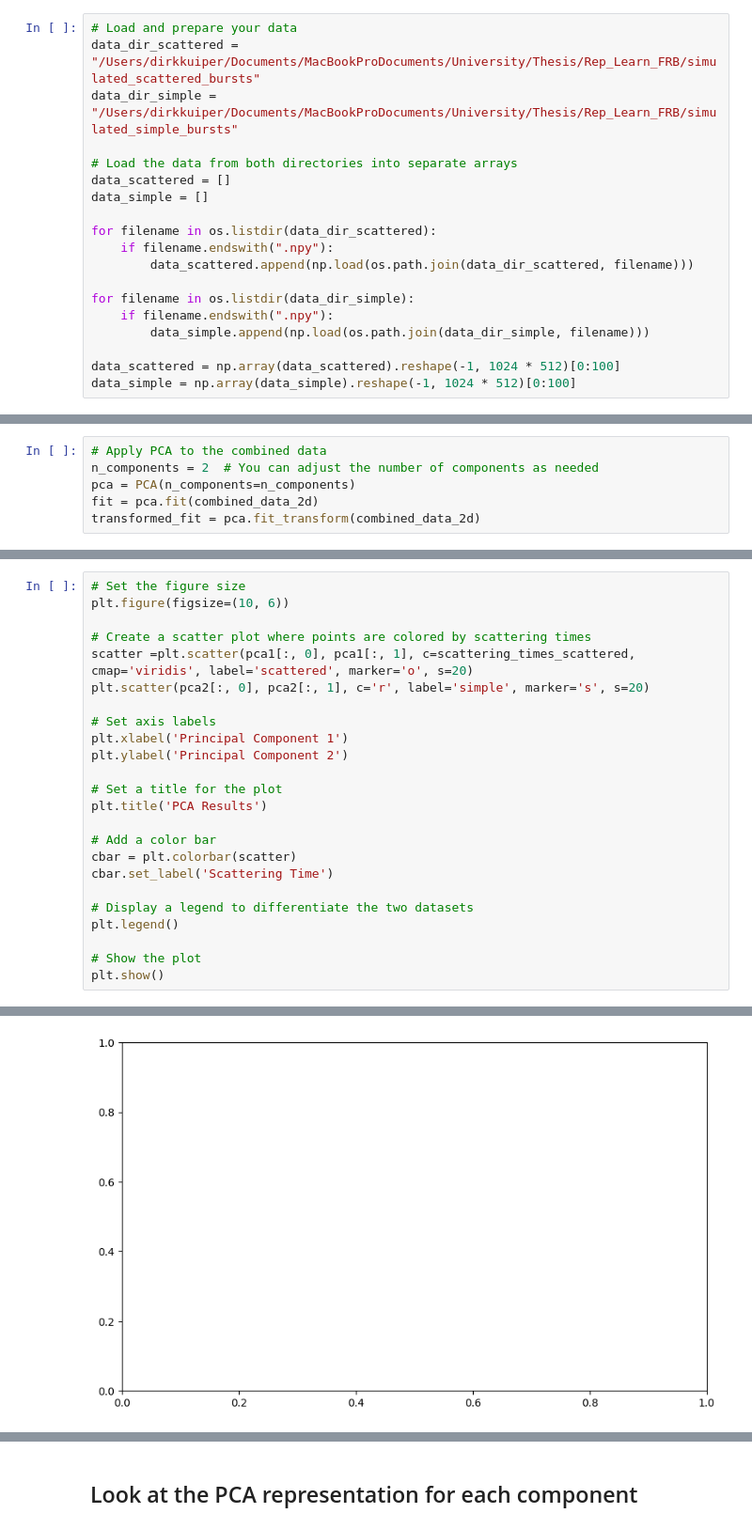
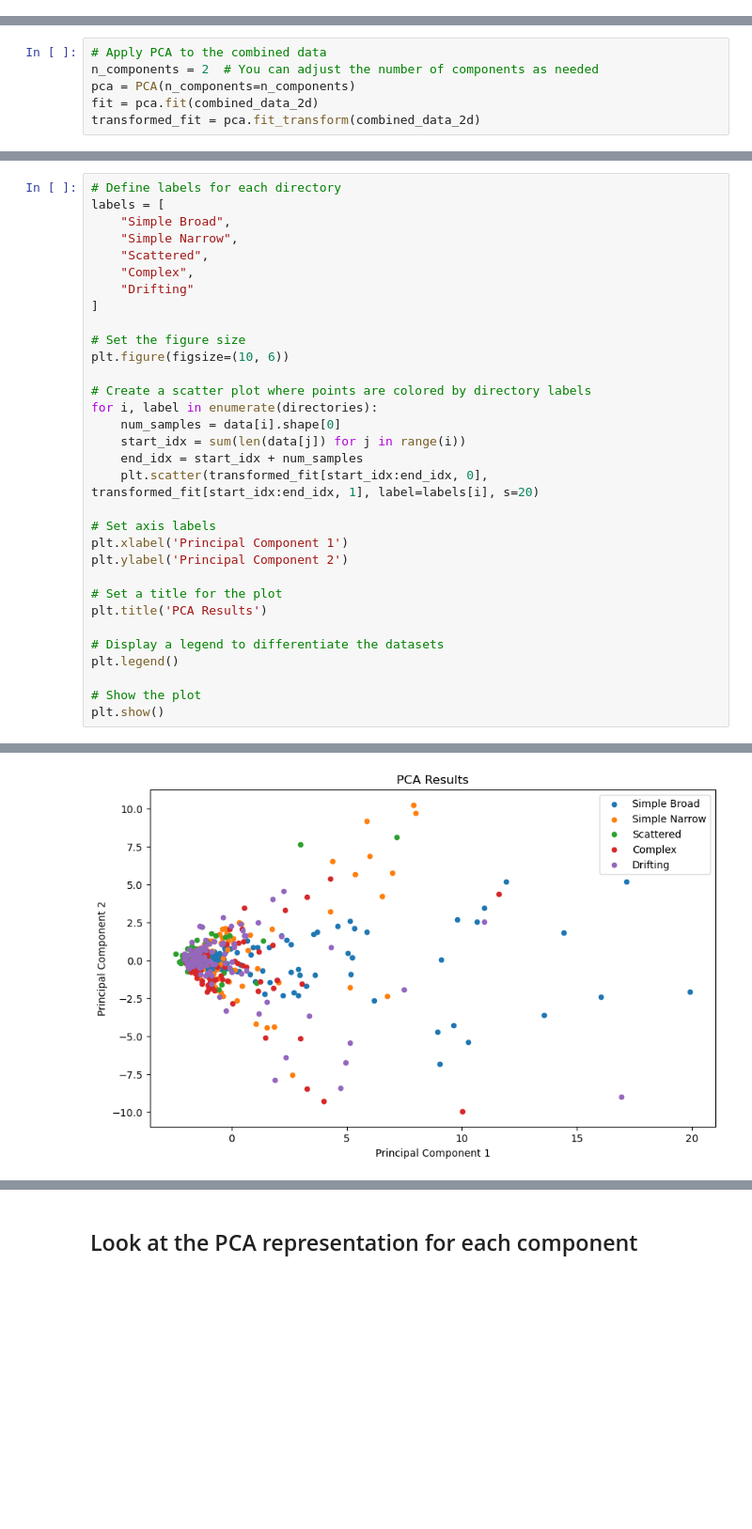
Before and after one commit to SRON-API-DataMagic/Rep_Learn_FRB, a Jupyter notebook: Analysis/PCA.ipynb, the cells around one changed output, grey strips where cells are left out. Shown at 94% size. Cells and saved outputs as stored; diff of their text form; blank space fills up the shorter version.

Commit message:
PCA with better data

```diff
--- a/Analysis/PCA.ipynb
+++ b/Analysis/PCA.ipynb
@@ -7,22 +7,3 @@ from sklearn.decomposition import PCA
 from sklearn.preprocessing import StandardScaler
 import pandas as pd
 import seaborn as sns
-# %%
-# Load and prepare your data
-data_dir_scattered = "/Users/dirkkuiper/Documents/MacBookProDocuments/University/Thesis/Rep_Learn_FRB/simulated_scattered_bursts"
-data_dir_simple = "/Users/dirkkuiper/Documents/MacBookProDocuments/University/Thesis/Rep_Learn_FRB/simulated_simple_bursts"
-
-# Load the data from both directories into separate arrays
-data_scattered = []
-data_simple = []
-
-for filename in os.listdir(data_dir_scattered):
-    if filename.endswith(".npy"):
-        data_scattered.append(np.load(os.path.join(data_dir_scattered, filename)))
-
-for filename in os.listdir(data_dir_simple):
-    if filename.endswith(".npy"):
-        data_simple.append(np.load(os.path.join(data_dir_simple, filename)))
-
-data_scattered = np.array(data_scattered).reshape(-1, 1024 * 512)[0:100]
-data_simple = np.array(data_simple).reshape(-1, 1024 * 512)[0:100]
@@ -61,10 +49,22 @@ FileNotFoundError: [Errno 2] No such file or directory: 'simulated_simple_bursts
 # %%
+# Define labels for each directory
+labels = [
+    "Simple Broad",
+    "Simple Narrow",
+    "Scattered",
+    "Complex",
+    "Drifting"
+]
+
 # Set the figure size
 plt.figure(figsize=(10, 6))
 
-# Create a scatter plot where points are colored by scattering times
-scatter =plt.scatter(pca1[:, 0], pca1[:, 1], c=scattering_times_scattered, cmap='viridis', label='scattered', marker='o', s=20)
-plt.scatter(pca2[:, 0], pca2[:, 1], c='r', label='simple', marker='s', s=20)
+# Create a scatter plot where points are colored by directory labels
+for i, label in enumerate(directories):
+    num_samples = data[i].shape[0]
+    start_idx = sum(len(data[j]) for j in range(i))
+    end_idx = start_idx + num_samples
+    plt.scatter(transformed_fit[start_idx:end_idx, 0], transformed_fit[start_idx:end_idx, 1], label=labels[i], s=20)
 
 # Set axis labels
 plt.xlabel('Principal Component 1')
@@ -73,11 +73,7 @@ plt.ylabel('Principal Component 2')
 # Set a title for the plot
 plt.title('PCA Results')
 
-# Add a color bar
-cbar = plt.colorbar(scatter)
-cbar.set_label('Scattering Time')
-
-# Display a legend to differentiate the two datasets
+# Display a legend to differentiate the datasets
 plt.legend()
 
 # Show the plot
@@ -87,4 +82,4 @@ ValueError: 'c' argument has 1000 elements, which is inconsistent with 'x' and '
-[figure, old version]
+[figure, new version]
 # %%
 # Apply PCA to the combined data
 n_components = 3  # You can adjust the number of components as needed
```
Also changed, not shown: parts of 10 cells of this notebook, 4 other files.
